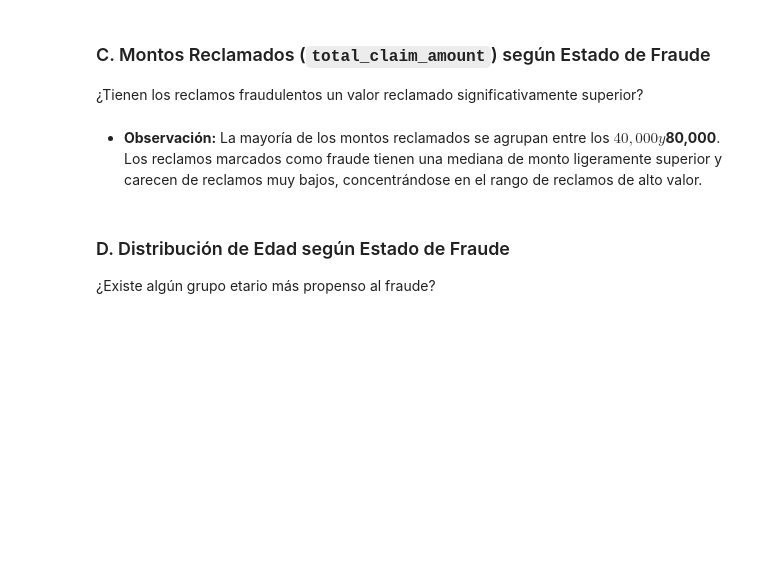
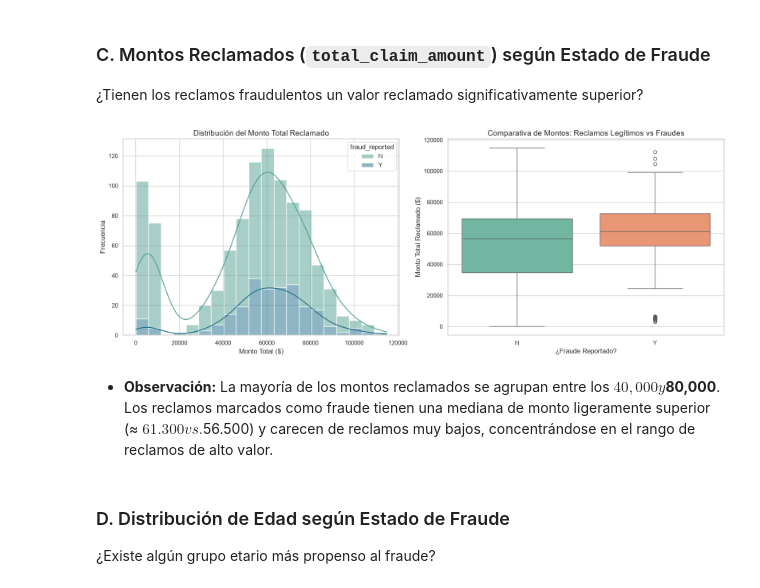
Before and after one commit to Luciozanettini/insurance-fraud-analysis, a Jupyter notebook: insurance_claims_analysis.ipynb, the cells around one changed output. Saved outputs shown, nothing was run; the diff lists cells and outputs as text; code cells hidden in the pictures; blank space fills up the shorter version.

```diff
--- a/insurance_claims_analysis.ipynb
+++ b/insurance_claims_analysis.ipynb
@@ -107,22 +137,25 @@ plt.show()
 # %%
 fig, axes = plt.subplots(1, 2, figsize=(16, 6))
 
 # Histograma de distribución general
-sns.histplot(ax=axes[0], data=df, x="total_claim_amount", hue="fraud_reported", kde=True, multiple="stack", palette="crest")
+sns.histplot(ax=axes[0], data=df, x="total_claim_amount", hue="fraud_reported", hue_order=FRAUD_ORDER, kde=True, multiple="stack", palette="crest")
 axes[0].set_title("Distribución del Monto Total Reclamado")
 axes[0].set_xlabel("Monto Total ($)")
 axes[0].set_ylabel("Frecuencia")
 
 # Boxplot comparativo
-sns.boxplot(ax=axes[1], x="fraud_reported", y="total_claim_amount", data=df, palette="Set2")
+sns.boxplot(ax=axes[1], x="fraud_reported", y="total_claim_amount", hue="fraud_reported", order=FRAUD_ORDER,
+            hue_order=FRAUD_ORDER, data=df, palette="Set2", legend=False)
 axes[1].set_title("Comparativa de Montos: Reclamos Legítimos vs Fraudes")
 axes[1].set_xlabel("¿Fraude Reportado?")
 axes[1].set_ylabel("Monto Total Reclamado ($)")
 
 plt.tight_layout()
 plt.show()
+# %% [output]
+[figure, added]
 # %% [markdown]
-* **Observación:** La mayoría de los montos reclamados se agrupan entre los **$40,000 y $80,000**. Los reclamos marcados como fraude tienen una mediana de monto ligeramente superior y carecen de reclamos muy bajos, concentrándose en el rango de reclamos de alto valor.
+* **Observación:** La mayoría de los montos reclamados se agrupan entre los **$40,000 y $80,000**. Los reclamos marcados como fraude tienen una mediana de monto ligeramente superior (≈ $61.300 vs. $56.500) y carecen de reclamos muy bajos, concentrándose en el rango de reclamos de alto valor.
 # %% [markdown]
 ### D. Distribución de Edad según Estado de Fraude
 ¿Existe algún grupo etario más propenso al fraude?
```
Also changed, not shown: parts of 12 cells of this notebook, 3 other files.
